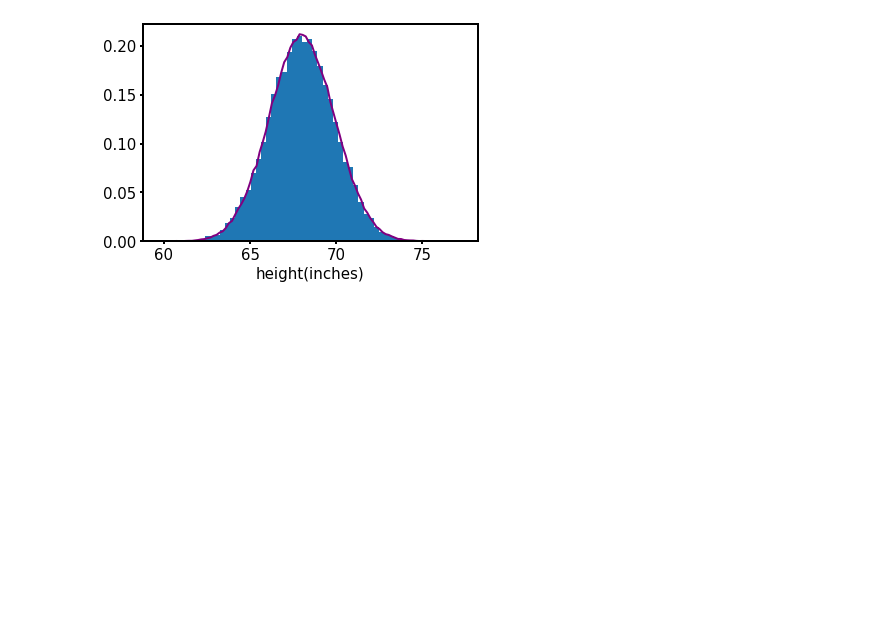
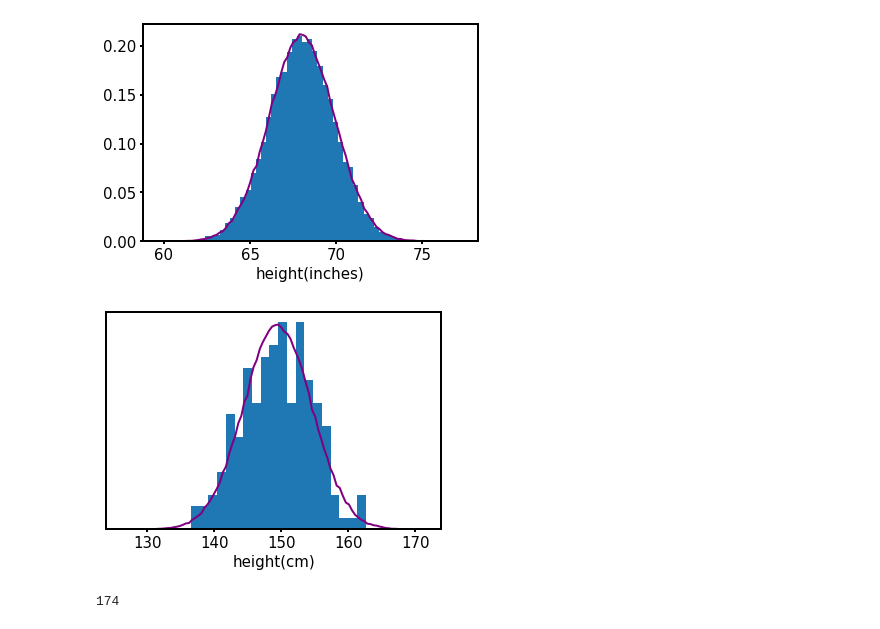
Before and after one commit to Annatkachev/StatLAB, a Jupyter notebook: Distr_1/distr_prob_lecture.ipynb, the cells around one changed output. Saved outputs shown, nothing was run; the diff lists cells and outputs as text; code cells hidden in the pictures; blank space fills up the shorter version.

```diff
--- a/Distr_1/distr_prob_lecture.ipynb
+++ b/Distr_1/distr_prob_lecture.ipynb
@@ -232,3 +233,7 @@ plt.plot(bin_centers,n,color='purple',linewidth=2)
 plt.show()
 # %% [output]
 [figure]
+# %%
+df=pd.read_csv('/home/anna/PROJECTS2025/StatDatAnLAB/Distr/Howell1.csv',sep=';')
+# %%
+ind=df[(df['age']>20)&(df['male']==0)].index
@@ -234,0 +242,17 @@ plt.show()
+# %%
+plt.hist(df.loc[ind,'height'],bins=20,density=True);
+plt.xlabel('height(cm)')
+
+
+n,x=np.histogram(normal(df.loc[ind,'height'].mean(),df.loc[ind,'height'].std(),200000),
+                 density=True,bins=100)
+bin_centers = 0.5*(x[1:]+x[:-1])
+plt.plot(bin_centers,n,color='purple',linewidth=2)
+plt.yticks([])
+plt.show()
+# %% [output]
+[figure, added]
+# %%
+len(ind)
+# %% [output]
+174
```
Also changed, not shown: parts of 3 cells of this notebook.
